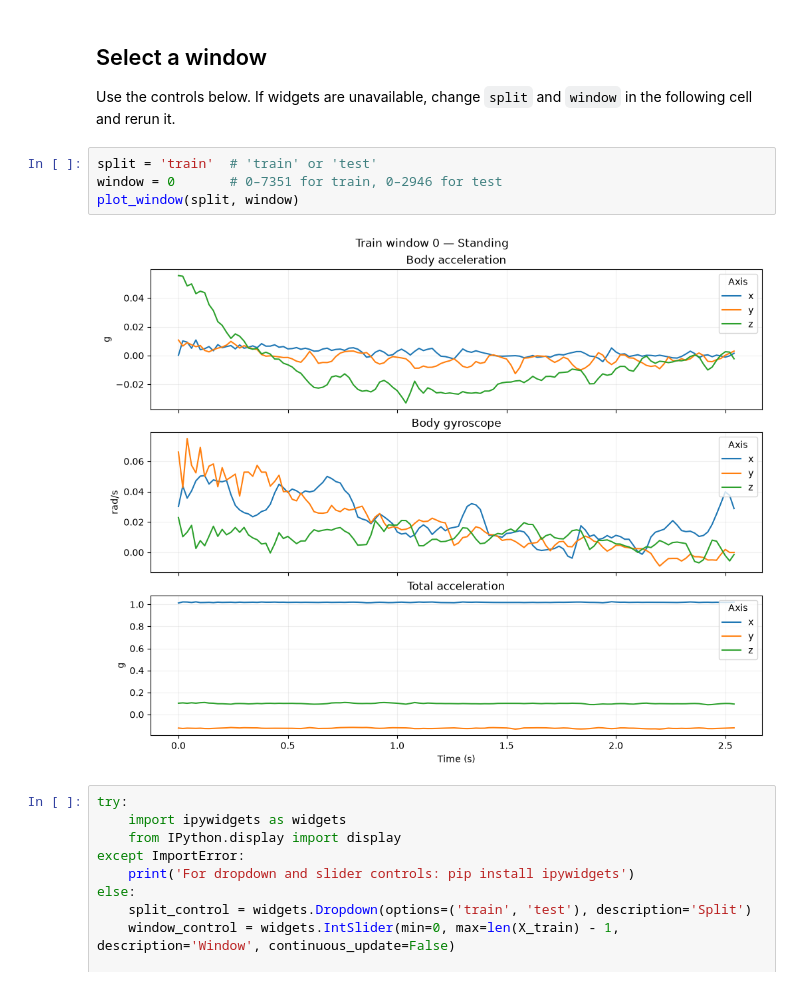
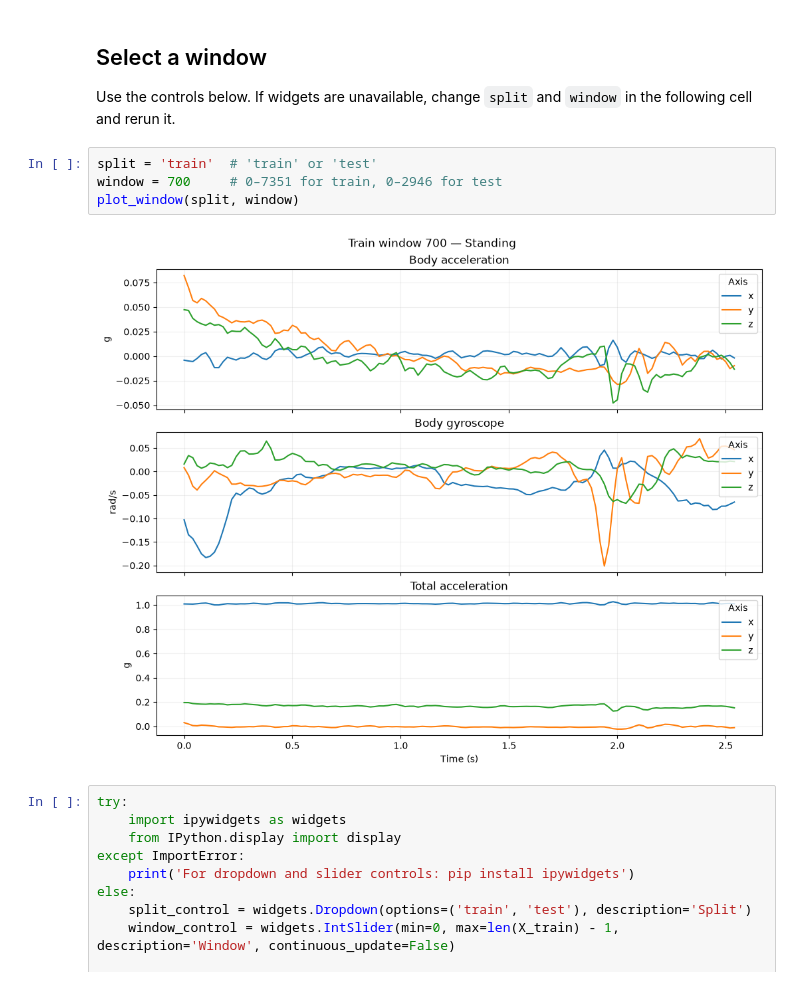
Before and after one commit to m-barberis/HAR-tiny-model, a Jupyter notebook: src/har/inspection/inspect_windows.ipynb, the cells around one changed output. Drawn from its saved outputs; the diff is of its cells as text.

```diff
--- a/src/har/inspection/inspect_windows.ipynb
+++ b/src/har/inspection/inspect_windows.ipynb
@@ -61,10 +61,10 @@ def plot_window(split='train', window=0):
 Use the controls below. If widgets are unavailable, change `split` and `window` in the following cell and rerun it.
 # %%
 split = 'train'  # 'train' or 'test'
-window = 0       # 0–7351 for train, 0–2946 for test
+window = 700     # 0–7351 for train, 0–2946 for test
 plot_window(split, window)
 # %% [output]
-[figure, old version]
+[figure, new version]
 # %%
 try:
     import ipywidgets as widgets
```
Also changed, not shown: 2 other files.
